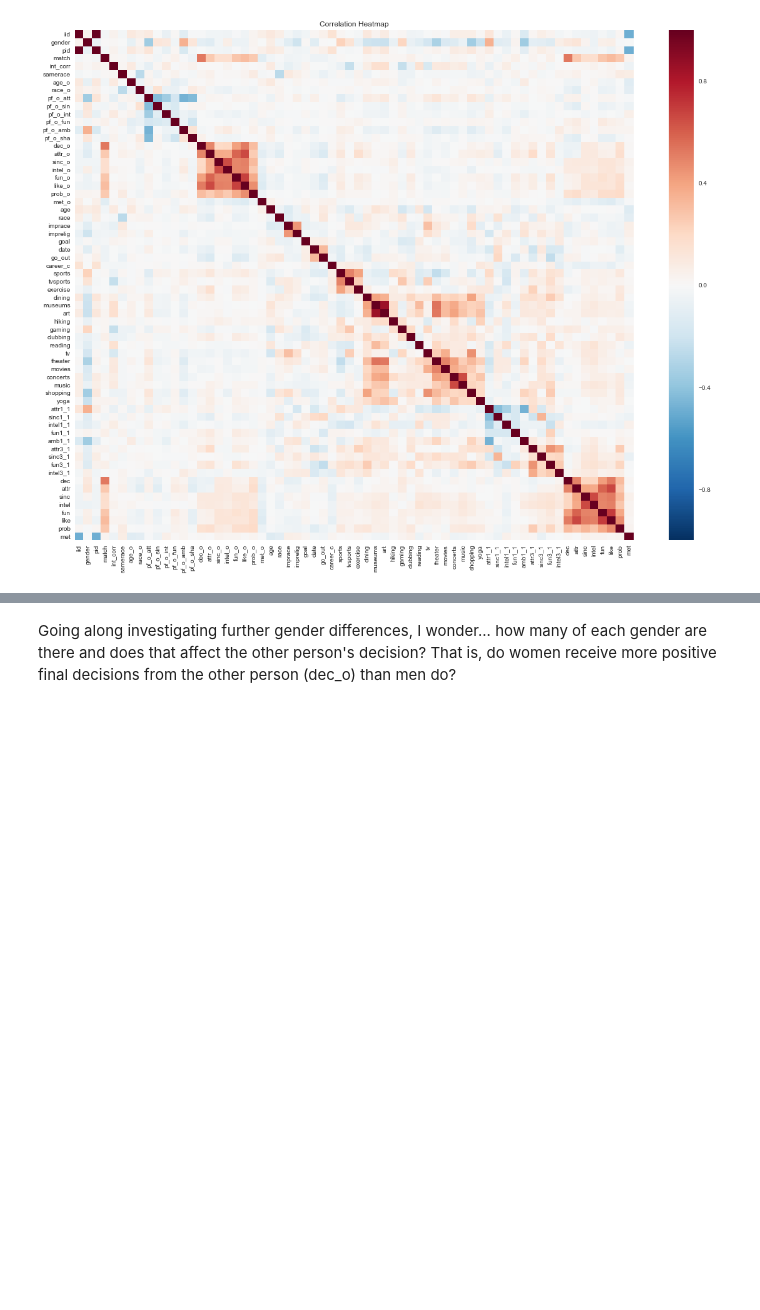
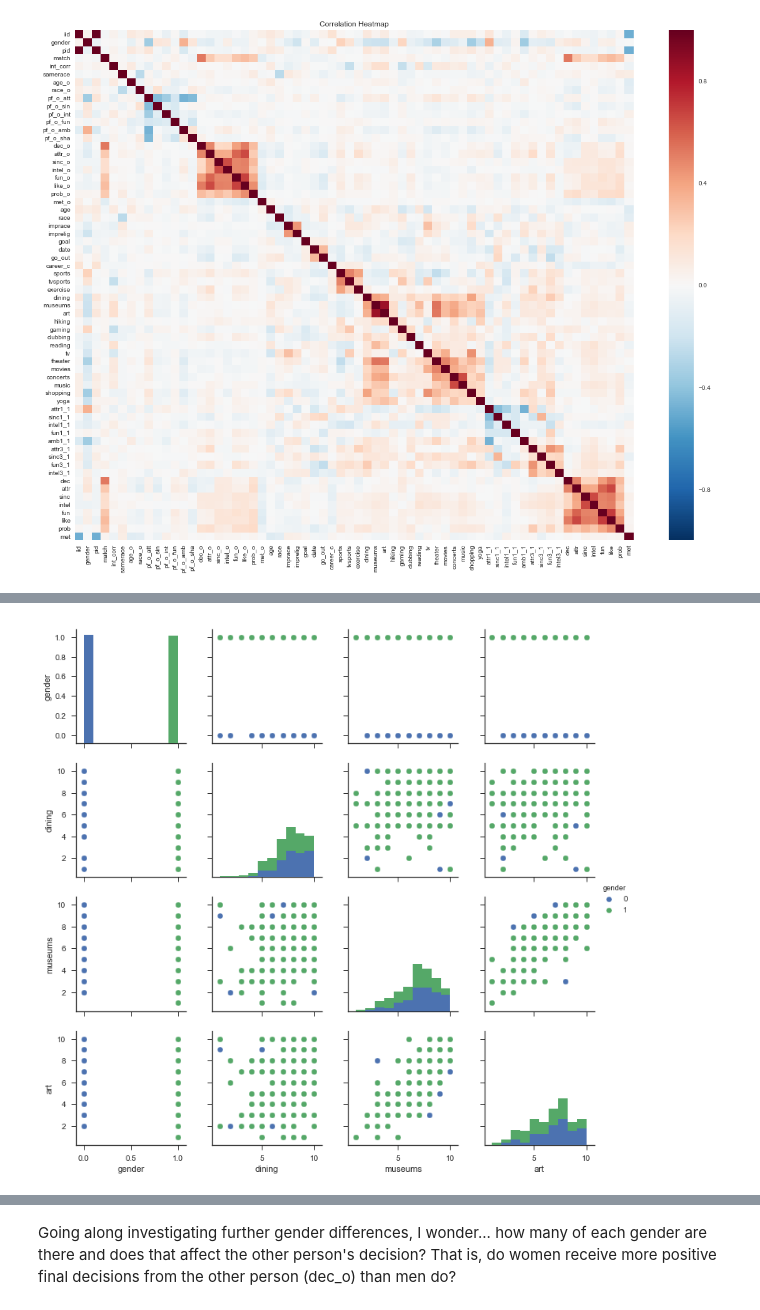
Before and after one commit to annaeshen/speed-dating-experiment, a Jupyter notebook: speed-dating-annaeshen.ipynb, the cells around one changed output, grey strips where cells are left out. Saved outputs shown, nothing was run; the diff lists cells and outputs as text; code cells hidden in the pictures; blank space fills up the shorter version.

```diff
--- a/speed-dating-annaeshen.ipynb
+++ b/speed-dating-annaeshen.ipynb
@@ -184,0 +212,7 @@ sns.heatmap(corr,
+# %%
+# just for fun, looking at interest overlap
+sns.set(style="ticks", color_codes=True)
+date_int = pd.concat([date3.iloc[:, 1],date3.iloc[:, 33:36]],axis = 1)
+g = sns.pairplot(date_int, hue="gender")
+# %% [output]
+[figure, added]
```
Also changed, not shown: parts of 17 cells of this notebook.
